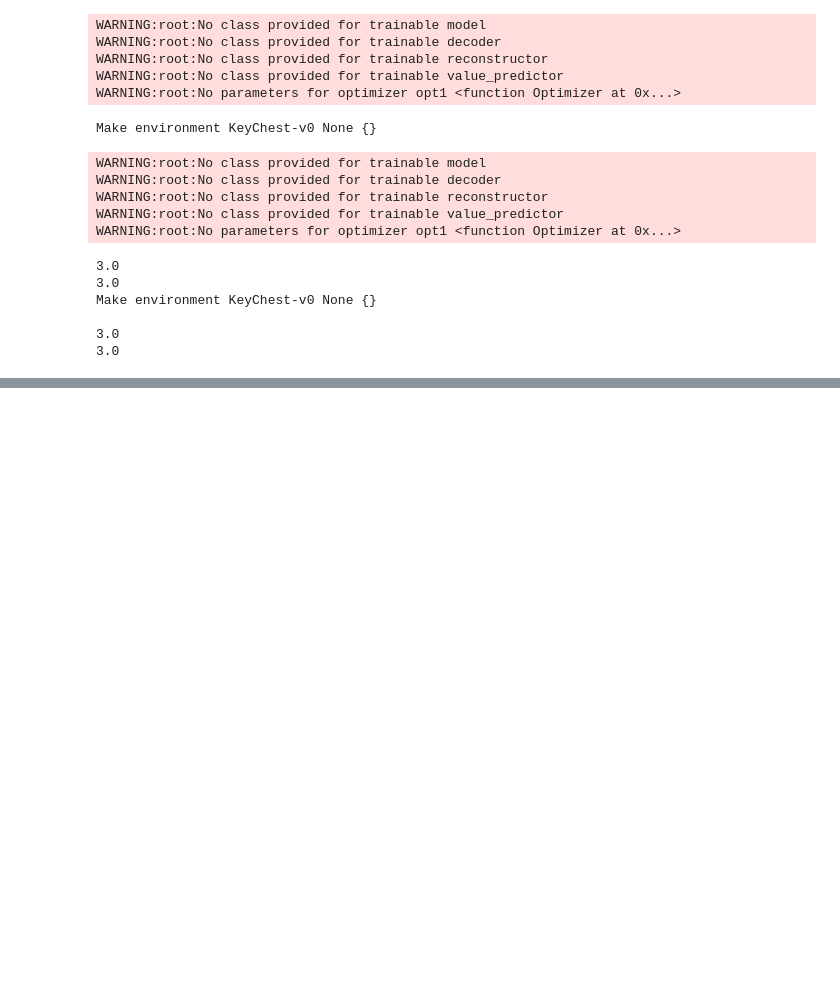
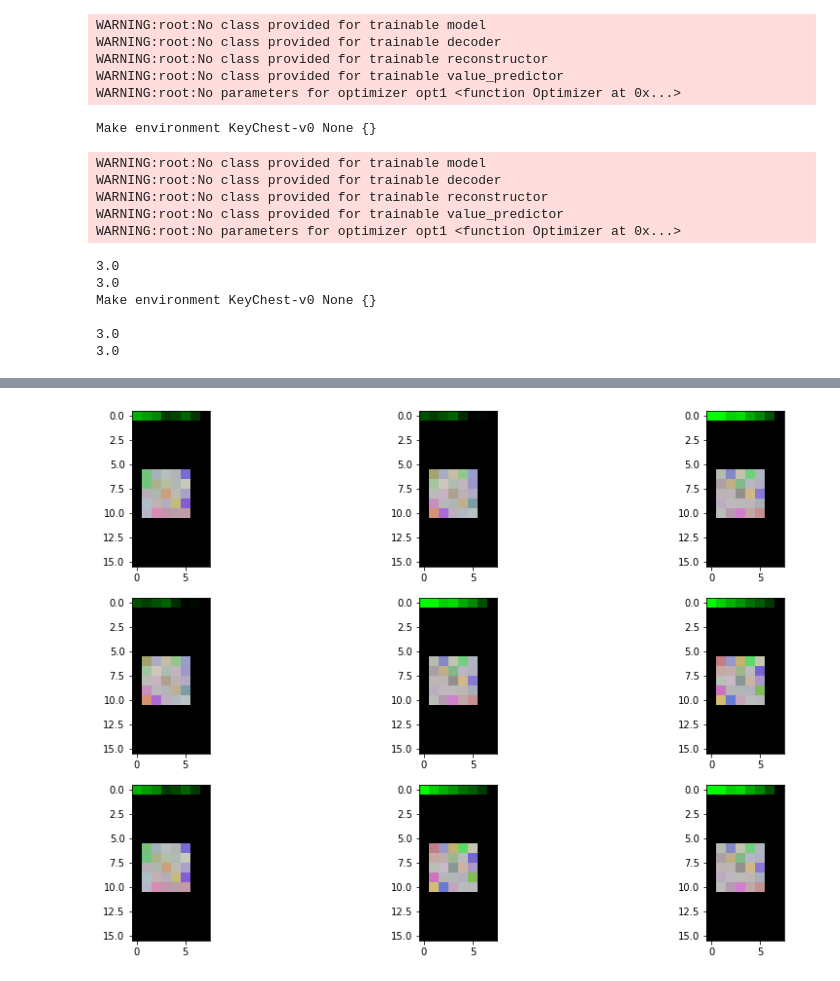
Before and after one commit to sergeivolodin/causality-disentanglement-rl, a Jupyter notebook: debug/keychest-vae.ipynb, the cells around one changed output, grey strips where cells are left out. Saved outputs shown, nothing was run; the diff lists cells and outputs as text; code cells hidden in the pictures; blank space fills up the shorter version.

```diff
--- a/debug/keychest-vae.ipynb
+++ b/debug/keychest-vae.ipynb
@@ -118,0 +152,4 @@ plot_data(eval_images)
+# %%
+_ = plot_data(train_images, gy=3)
+# %% [output]
+[figure, added]
```
Also changed, not shown: parts of 20 cells of this notebook, 4 other files.
